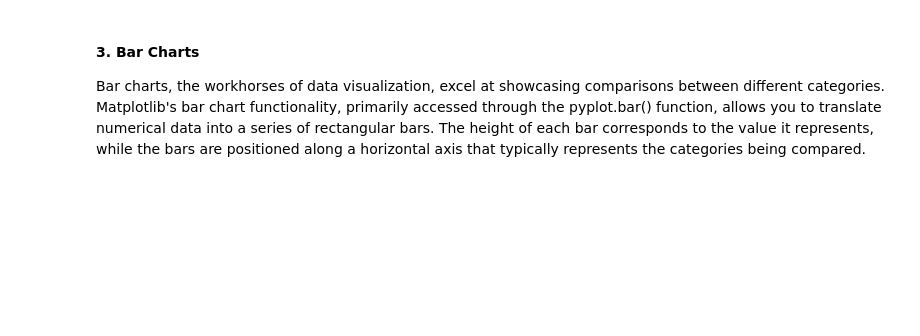
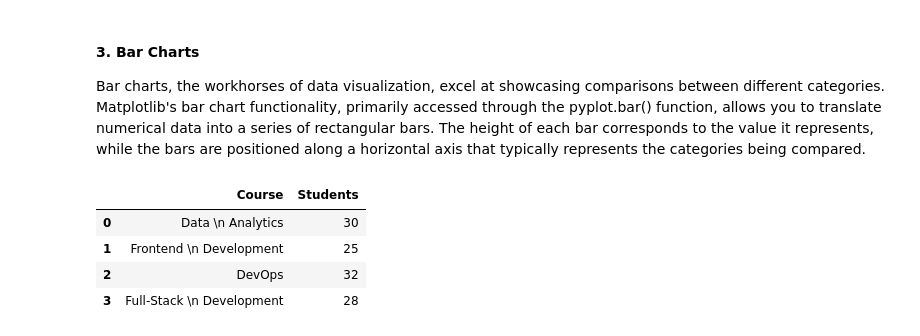
Before and after one commit to djustinandre/DAT09, a Jupyter notebook: Module 5 - Data Visualization/data_visualization.ipynb, the cells around one changed output. Saved outputs shown, nothing was run; the diff lists cells and outputs as text; code cells hidden in the pictures; blank space fills up the shorter version.

```diff
--- a/Module 5 - Data Visualization/data_visualization.ipynb
+++ b/Module 5 - Data Visualization/data_visualization.ipynb
@@ -96,6 +130,15 @@ Bar charts, the workhorses of data visualization, excel at showcasing comparison
 # %%
 # Data for student enrollment per course
 data = {
     "Course": ['Data Analytics', 'Frontend Development', 'DevOps', 'Full-Stack Development'],
     "Students": [30, 25, 32, 28]
 }
+
+students_per_course_df = pd.DataFrame(data)
+students_per_course_df
+# %% [output]
+|  | Course | Students |
+| 0 | Data \n Analytics | 30 |
+| 1 | Frontend \n Development | 25 |
+| 2 | DevOps | 32 |
+| 3 | Full-Stack \n Development | 28 |
```
Also changed, not shown: parts of 4 cells of this notebook.
